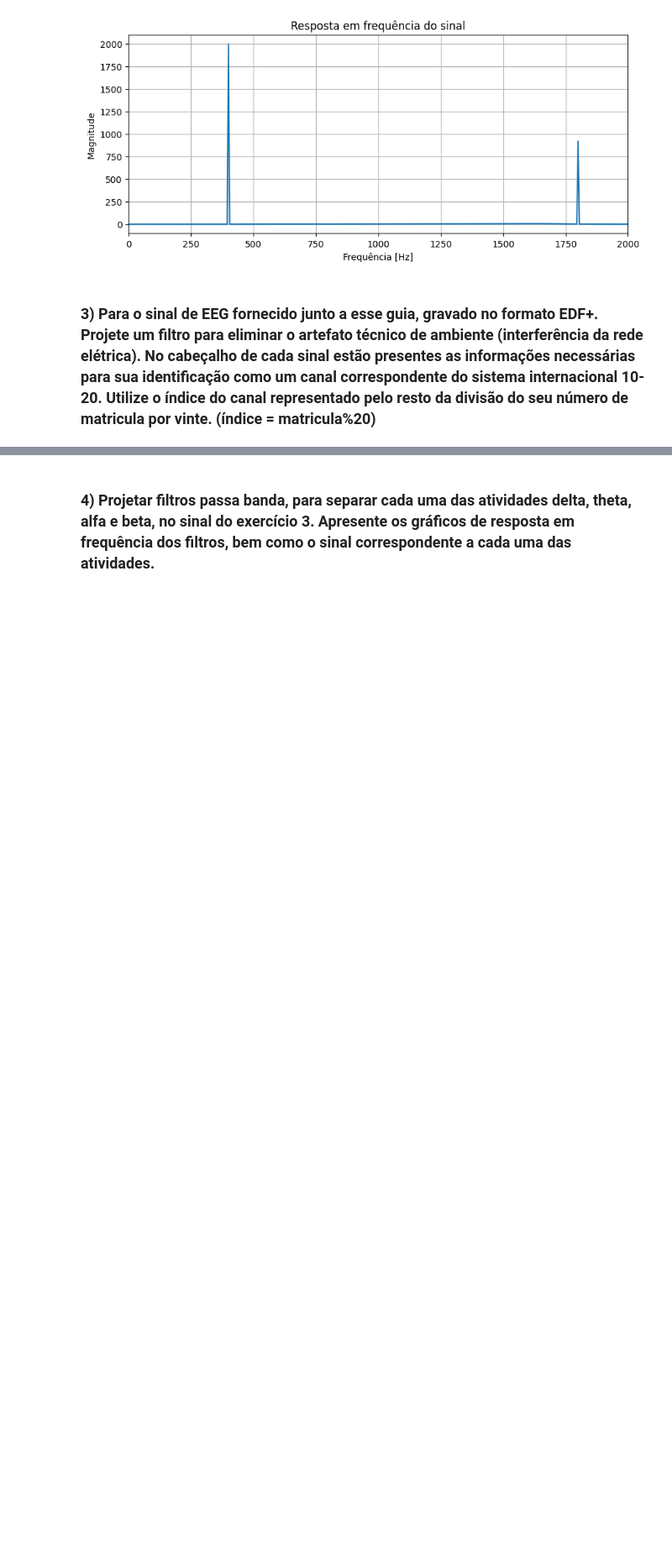
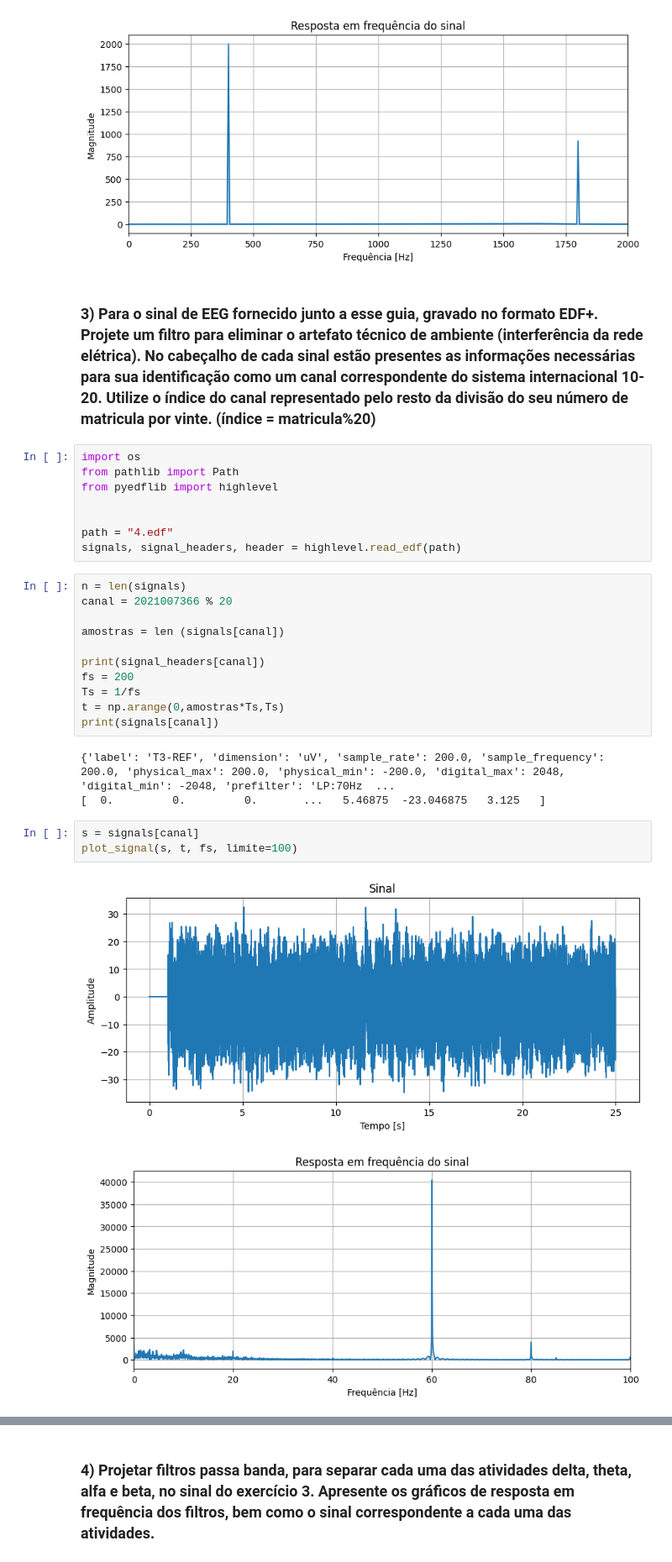
Before and after one commit to brito1212/digital-signal-processing, a Jupyter notebook: 14_fir_filters/14_fir_filters.ipynb, the cells around one changed output, grey strips where cells are left out. Shown at 84% size. Cells and saved outputs as stored; diff of their text form; blank space fills up the shorter version.

```diff
--- a/14_fir_filters/14_fir_filters.ipynb
+++ b/14_fir_filters/14_fir_filters.ipynb
@@ -168,3 +166,31 @@ plot_signal(sinal_filtrado_, t, 1/Ts, limite=2000)
 [figure]
 # %% [markdown]
 ### 3) Para o sinal de EEG fornecido junto a esse guia, gravado no formato EDF+. Projete um filtro para eliminar o artefato técnico de ambiente (interferência da rede elétrica). No cabeçalho de cada sinal estão presentes as informações necessárias para sua identificação como um canal correspondente do sistema internacional 10-20. Utilize o índice do canal representado pelo resto da divisão do seu número de matricula por vinte. (índice = matricula%20)
+# %%
+import os
+from pathlib import Path
+from pyedflib import highlevel
+
+
+path = "4.edf"
+signals, signal_headers, header = highlevel.read_edf(path)
+# %%
+n = len(signals)
+canal = 2021007366 % 20
+
+amostras = len (signals[canal])
+
+print(signal_headers[canal])
+fs = 200
+Ts = 1/fs
+t = np.arange(0,amostras*Ts,Ts)
+print(signals[canal])
+# %% [output]
+{'label': 'T3-REF', 'dimension': 'uV', 'sample_rate': 200.0, 'sample_frequency': 200.0, 'physical_max': 200.0, 'physical_min': -200.0, 'digital_max': 2048, 'digital_min': -2048, 'prefilter': 'LP:70Hz  ...
+[  0.         0.         0.       ...   5.46875  -23.046875   3.125   ]
+# %%
+s = signals[canal]
+plot_signal(s, t, fs, limite=100)
+# %% [output]
+[figure, added]
+[figure, added]
```
Also changed, not shown: parts of 5 cells of this notebook, 2 other files.
